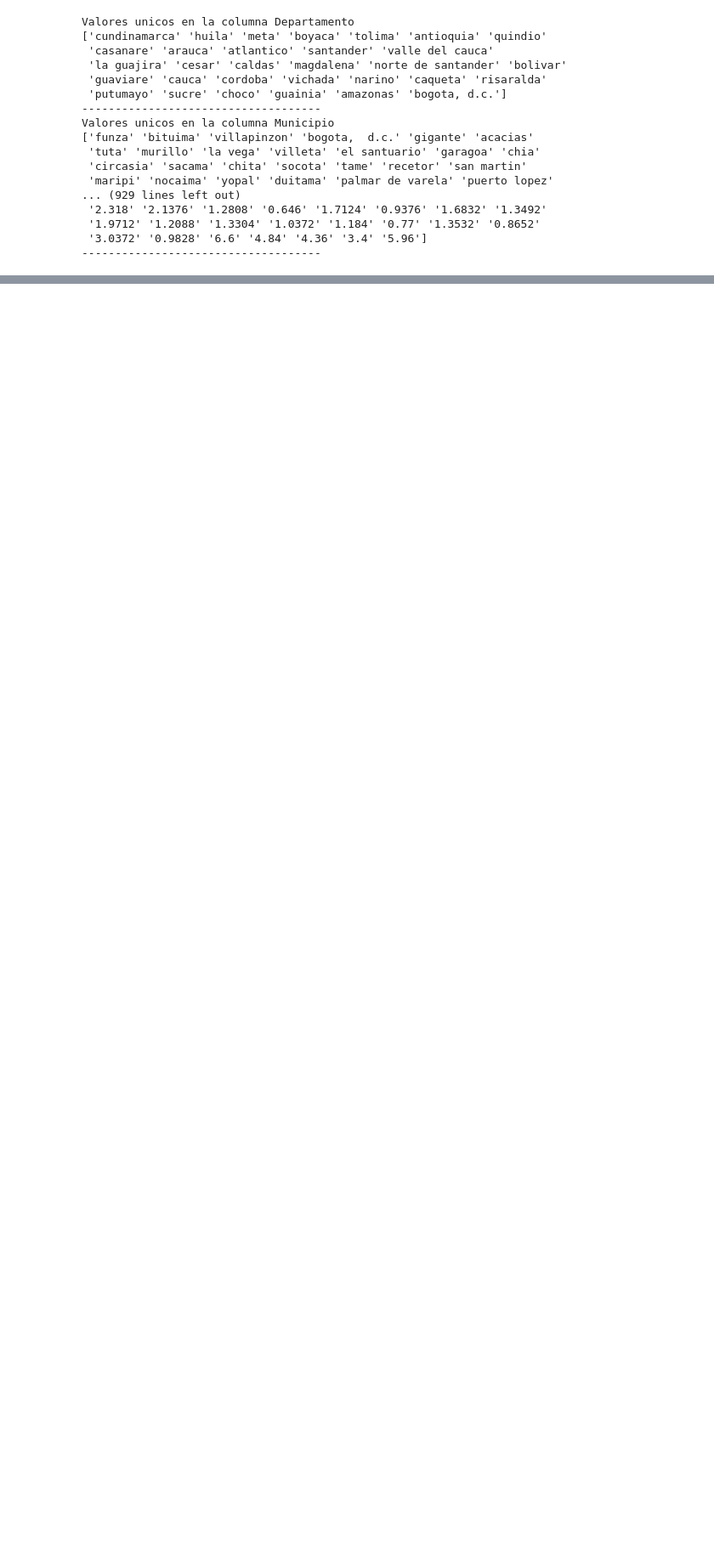
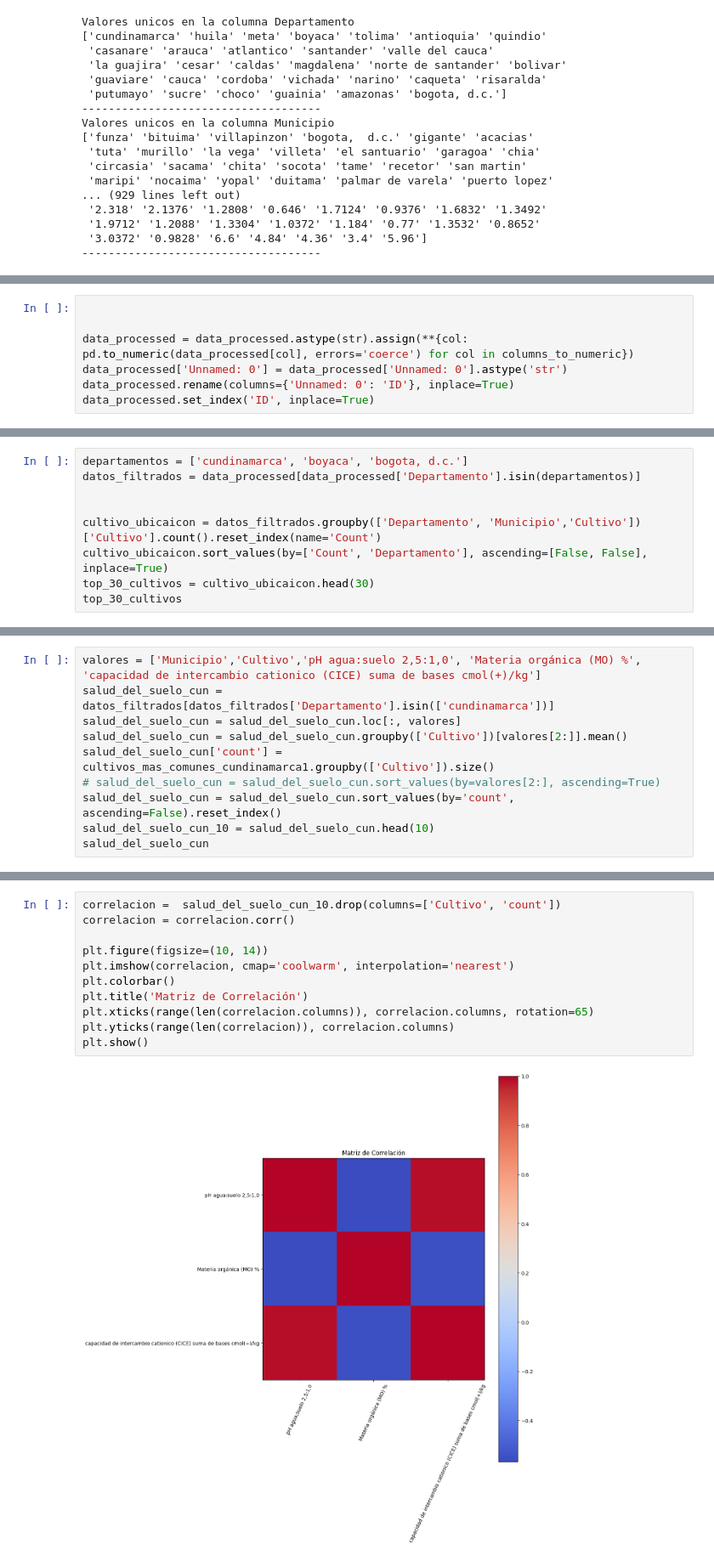
Before and after one commit to LotusZaheer/Soil-data-analysis, a Jupyter notebook: Data Analysis.ipynb, the cells around one changed output, grey strips where cells are left out. Shown: that part at 85% size. Saved outputs shown, nothing was run; the diff lists cells and outputs as text; blank space fills up the shorter version.

```diff
--- a/Data Analysis.ipynb
+++ b/Data Analysis.ipynb
@@ -216,0 +273,7 @@ Valores unicos en la columna Municipio
+# %%
+
+
+data_processed = data_processed.astype(str).assign(**{col: pd.to_numeric(data_processed[col], errors='coerce') for col in columns_to_numeric})
+data_processed['Unnamed: 0'] = data_processed['Unnamed: 0'].astype('str')
+data_processed.rename(columns={'Unnamed: 0': 'ID'}, inplace=True)
+data_processed.set_index('ID', inplace=True)
@@ -216,0 +287,9 @@ Valores unicos en la columna Municipio
+# %%
+departamentos = ['cundinamarca', 'boyaca', 'bogota, d.c.']
+datos_filtrados = data_processed[data_processed['Departamento'].isin(departamentos)]
+
+
+cultivo_ubicaicon = datos_filtrados.groupby(['Departamento', 'Municipio','Cultivo'])['Cultivo'].count().reset_index(name='Count')
+cultivo_ubicaicon.sort_values(by=['Count', 'Departamento'], ascending=[False, False], inplace=True)
+top_30_cultivos = cultivo_ubicaicon.head(30)
+top_30_cultivos
@@ -216,0 +462,10 @@ Valores unicos en la columna Municipio
+# %%
+valores = ['Municipio','Cultivo','pH agua:suelo 2,5:1,0', 'Materia orgánica (MO) %', 'capacidad de intercambio cationico (CICE) suma de bases cmol(+)/kg']
+salud_del_suelo_cun = datos_filtrados[datos_filtrados['Departamento'].isin(['cundinamarca'])]
+salud_del_suelo_cun = salud_del_suelo_cun.loc[:, valores]
+salud_del_suelo_cun = salud_del_suelo_cun.groupby(['Cultivo'])[valores[2:]].mean()
+salud_del_suelo_cun['count'] = cultivos_mas_comunes_cundinamarca1.groupby(['Cultivo']).size()
+# salud_del_suelo_cun = salud_del_suelo_cun.sort_values(by=valores[2:], ascending=True)
+salud_del_suelo_cun = salud_del_suelo_cun.sort_values(by='count', ascending=False).reset_index()
+salud_del_suelo_cun_10 = salud_del_suelo_cun.head(10)
+salud_del_suelo_cun
@@ -216,0 +486,13 @@ Valores unicos en la columna Municipio
+# %%
+correlacion =  salud_del_suelo_cun_10.drop(columns=['Cultivo', 'count'])
+correlacion = correlacion.corr()
+
+plt.figure(figsize=(10, 14))
+plt.imshow(correlacion, cmap='coolwarm', interpolation='nearest')
+plt.colorbar()
+plt.title('Matriz de Correlación')
+plt.xticks(range(len(correlacion.columns)), correlacion.columns, rotation=65)
+plt.yticks(range(len(correlacion)), correlacion.columns)
+plt.show()
+# %% [output]
+[figure, added]
```
Also changed, not shown: parts of 25 cells of this notebook, 4 other files.
